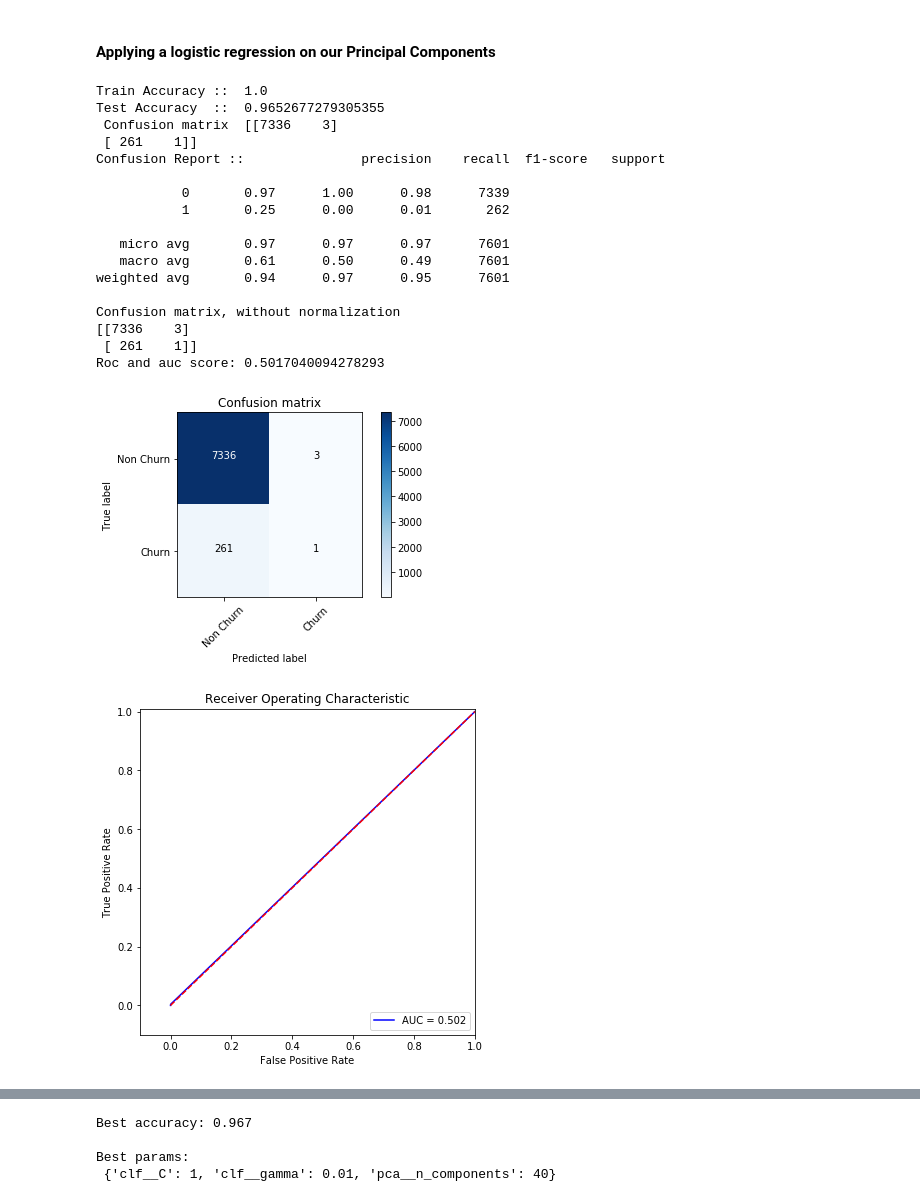
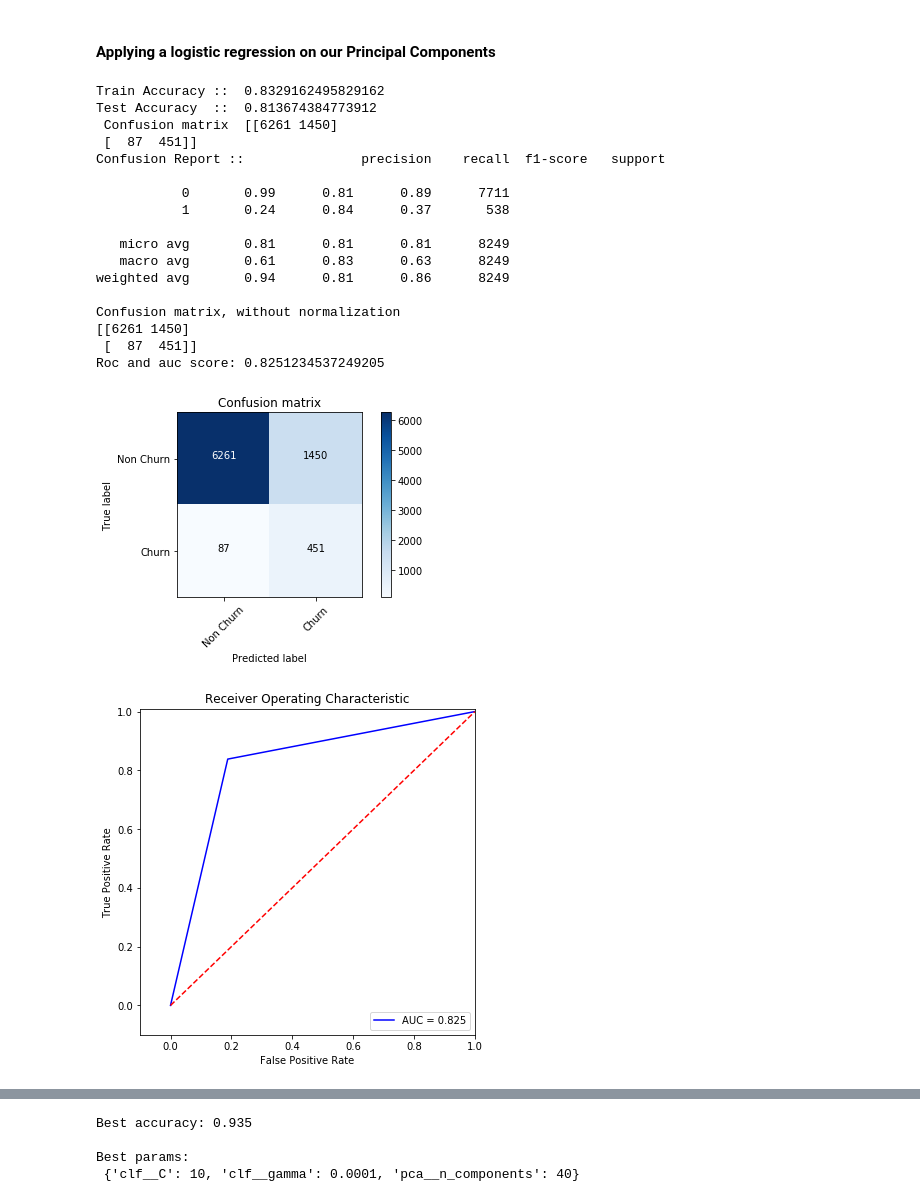
Before and after one commit to ykmanoj/Machine-Learning-Case-Study, a Jupyter notebook: Telcome_Churn/telcom-churn.ipynb, the cells around one changed output, grey strips where cells are left out. Saved outputs shown, nothing was run; the diff lists cells and outputs as text; code cells hidden in the pictures.

```diff
--- a/Telcome_Churn/telcom-churn.ipynb
+++ b/Telcome_Churn/telcom-churn.ipynb
@@ -525,6 +663,6 @@ feature_importances[0:50]
 # %%
-svclassifier = svm.SVC(kernel='rbf',C=1,gamma=1e-1)
+svclassifier = svm.SVC(kernel='rbf',C=1,gamma=0.01)
 svclassifier.fit(X_train_res, y_train_res)
 y_pred = svclassifier.predict(X_test_scaled)
 train_pred = svclassifier.predict(X_train_res)
-modelEvaluationMatrix(y_train,y_test,train_pred,y_pred)
+modelEvaluationMatrix(y_train_res,y_test,train_pred,y_pred)
@@ -533,11 +691,11 @@ modelEvaluationMatrix(y_train,y_test,train_pred,y_pred)
 
 from xgboost import XGBClassifier
 model = XGBClassifier()
-model.fit(X_train_scaled, y_train)
+model.fit(X_train_res, y_train_res)
 # make predictions for test data
 y_pred = model.predict(X_test_scaled)
 predictions = [round(value) for value in y_pred]
-train_pred = model.predict(X_train_scaled)
+train_pred = model.predict(X_train_res)
 predictions_train = [round(value) for value in train_pred]
 #predictions = rf.predict(X_test_scaled)
-modelEvaluationMatrix(y_train,y_test,train_pred,predictions)
+modelEvaluationMatrix(y_train_res,y_test,train_pred,predictions)
@@ -547,7 +725,7 @@ modelEvaluationMatrix(y_train,y_test,train_pred,predictions)
 #Improting the PCA module
 pca = PCA(svd_solver='randomized', random_state=42)
 #Doing the PCA on the train data
-pca.fit(X_train_scaled)
+pca.fit(X_train_res)
 # %% [output]
 PCA(copy=True, iterated_power='auto', n_components=None, random_state=42,
   svd_solver='randomized', tol=0.0, whiten=False)
@@ -584,8 +758,8 @@ array([0.09890576, 0.18659071, 0.24568948, 0.29173026, 0.33070602,
 # %%
 #Using incremental PCA for efficiency - saves a lot of time on larger datasets
 from sklearn.decomposition import IncrementalPCA
-pca_final = IncrementalPCA(n_components=80)
+pca_final = IncrementalPCA(n_components=30)
 
-df_train_pca = pca_final.fit_transform(X_train_scaled)
+df_train_pca = pca_final.fit_transform(X_train_res)
 df_train_pca.shape
 # %% [output]
@@ -601,32 +775,44 @@ df_test_pca.shape
 # %%
 #Training the model on the train data
 
-learner_pca = RandomForestClassifier(n_estimators=100,random_state=0)
-model_pca = learner_pca.fit(df_train_pca,y_train)
+logistic_pca = LogisticRegression()
+model_logpca = logistic_pca.fit(df_train_pca,y_train_res)
+
+#Making prediction on the test data
+pred_probs_test = model_logpca.predict(df_test_pca)
+pred_probs_train = model_logpca.predict(df_train_pca)
+
+
+modelEvaluationMatrix(y_train_res,y_test,pred_probs_train, pred_probs_test)
+
+#Training the model on the train data
+
+learner_pca = RandomForestClassifier(n_estimators=100,random_state=42)
+model_pca = learner_pca.fit(df_train_pca,y_train_res)
 
 #Making prediction on the test data
 pred_probs_test = model_pca.predict(df_test_pca)
 pred_probs_train = model_pca.predict(df_train_pca)
 
 
-modelEvaluationMatrix(y_train,y_test,pred_probs_train, pred_probs_test)
+modelEvaluationMatrix(y_train_res,y_test,pred_probs_train, pred_probs_test)
 # %% [output]
-Train Accuracy ::  1.0
-Test Accuracy  ::  0.9652677279305355
- Confusion matrix  [[7336    3]
- [ 261    1]]
+Train Accuracy ::  0.8329162495829162
+Test Accuracy  ::  0.813674384773912
+ Confusion matrix  [[6261 1450]
+ [  87  451]]
 Confusion Report ::               precision    recall  f1-score   support
 
-           0       0.97      1.00      0.98      7339
-           1       0.25      0.00      0.01       262
+           0       0.99      0.81      0.89      7711
+           1       0.24      0.84      0.37       538
 
-   micro avg       0.97      0.97      0.97      7601
-   macro avg       0.61      0.50      0.49      7601
-weighted avg       0.94      0.97      0.95      7601
+   micro avg       0.81      0.81      0.81      8249
+   macro avg       0.61      0.83      0.63      8249
+weighted avg       0.94      0.81      0.86      8249
 
 Confusion matrix, without normalization
-[[7336    3]
- [ 261    1]]
-Roc and auc score: 0.5017040094278293
+[[6261 1450]
+ [  87  451]]
+Roc and auc score: 0.8251234537249205
-[figure, old version]
+[figure, new version]
-[figure, old version]
+[figure, new version]
@@ -635,7 +840,7 @@ pipe_svm = Pipeline([('pca', PCA()),
 			('clf', svm.SVC(random_state=42))])
 
 # Set grid search params
-grid_params = [{'pca__n_components': [40, 70, 100],
+grid_params = [{'pca__n_components': [30, 40, 60],
     'clf__gamma': [1e-2, 1e-3, 1e-4],
     'clf__C': [1, 10, 100, 1000]}]
 
@@ -656,10 +861,10 @@ print('Best accuracy: %.3f' % gs.best_score_)
 # Best params
 print('\nBest params:\n', gs.best_params_)
 # %% [output]
-Best accuracy: 0.967
+Best accuracy: 0.935
 
 Best params:
- {'clf__C': 1, 'clf__gamma': 0.01, 'pca__n_components': 40}
+ {'clf__C': 10, 'clf__gamma': 0.0001, 'pca__n_components': 40}
 # %%
 gs.best_estimator_
 # %% [output]
```
Also changed, not shown: parts of 36 cells of this notebook.
